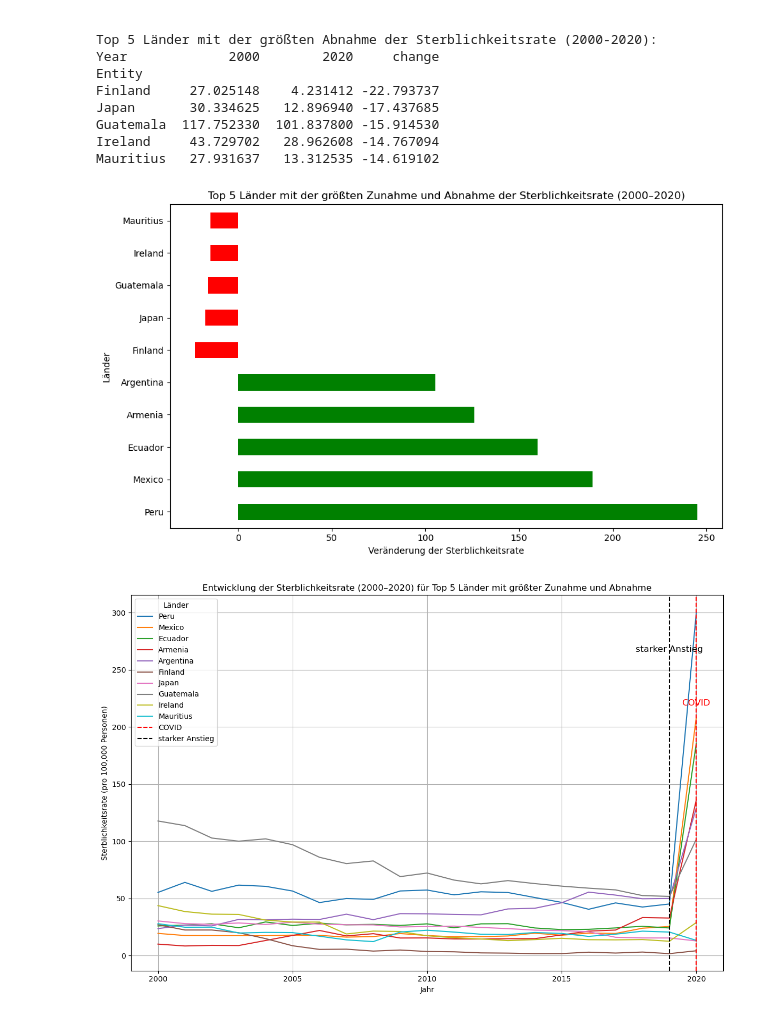
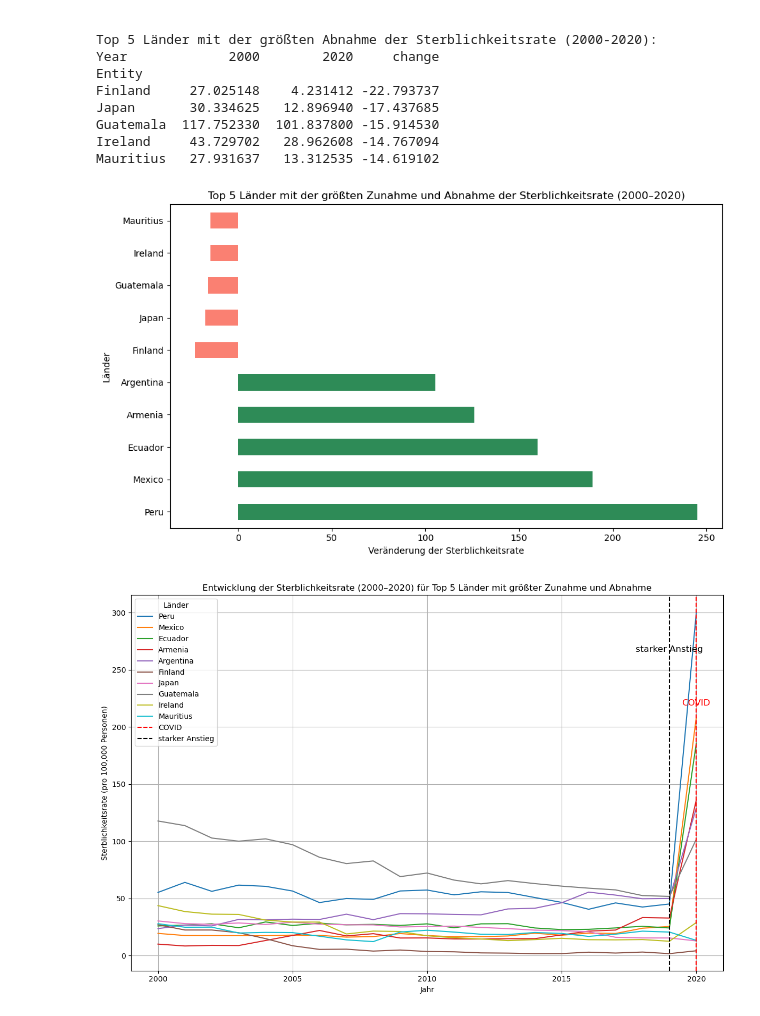
Before and after one commit to cungphi/BMLD1-Atemwegsinfektionen, a Jupyter notebook: LN2 Lou-Salomé Frehner_Phi Phi Cung.ipynb, the cells around one changed output. Drawn from its saved outputs; the diff is of its cells as text; code cells hidden in the pictures.

```diff
--- a/LN2 Lou-Salomé Frehner_Phi Phi Cung.ipynb
+++ b/LN2 Lou-Salomé Frehner_Phi Phi Cung.ipynb
@@ -266,35 +267,35 @@ pivot_data = pivot_data.dropna()
 
 # Veränderung berechnen
 pivot_data['change'] = pivot_data[2020] - pivot_data[2000]
 pivot_data.rename(columns={2000: 'start_rate', 2020: 'end_rate'}, inplace=True)
 
 # Top 5 Länder mit der größten Zunahme und Abnahme
 top5_zunahme = pivot_data.nlargest(5, 'change')  # Größte Zunahme
 top5_abnahme = pivot_data.nsmallest(5, 'change')  # Größte Abnahme
 
 # Daten kombinieren
 top5_combined = pd.concat([top5_zunahme, top5_abnahme])
 
 # Balkendiagramm erstellen
 plt.figure(figsize=(10, 6))  # Größe des Diagramms
 
 # Farben festlegen: Grün für Zunahme, Rot für Abnahme
-colors = ['green' if x > 0 else 'red' for x in top5_combined['change']]
+colors = ['seagreen' if x > 0 else 'salmon' for x in top5_combined['change']]
 
 # Balkendiagramm plotten
 top5_combined['change'].plot(kind='barh', color=colors)
 
 # Diagramm beschriften
 plt.title("Top 5 Länder mit der größten Zunahme und Abnahme der Sterblichkeitsrate (2000–2020)")
 plt.xlabel("Veränderung der Sterblichkeitsrate")
 plt.ylabel("Länder")
 plt.yticks(range(len(top5_combined)), top5_combined.index)
 
 # Layout optimieren und anzeigen
 plt.tight_layout()
 plt.show()
 # %% [output]
-[figure, old version]
+[figure, new version]
 # %%
 import pandas as pd
 import matplotlib.pyplot as plt
```
Also changed, not shown: parts of 4 cells of this notebook.
